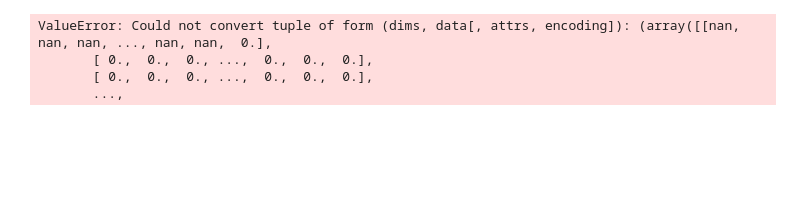
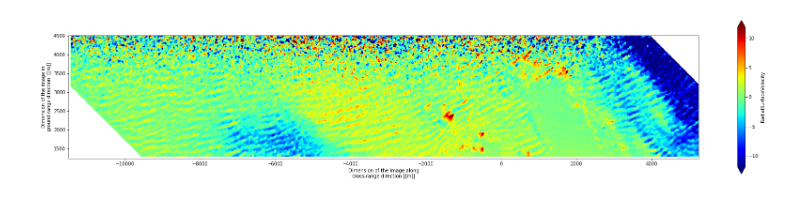
Before and after one commit to ACHMartin/seastar_project, a Jupyter notebook: seastar/OSCAR_processing_testbed_v1.ipynb, the cells around one changed output. Saved outputs shown, nothing was run; the diff lists cells and outputs as text; code cells hidden in the pictures; blank space fills up the shorter version.

Commit message:
Updates to OSCAR processing module
OSCAR L2 processing functions

```diff
--- a/seastar/OSCAR_processing_testbed_v1.ipynb
+++ b/seastar/OSCAR_processing_testbed_v1.ipynb
@@ -7,9 +7,13 @@ import scipy as sp
 from seastar.seastar.gmfs.doppler import *
 from seastar.seastar.oscar.oscar import *
 # %%
-for_file="D:\data\SEASTAR\SEASTARex\Data\Metasensing\OSCAR\Brest_Sample_June_28_2022\SAR_CPLX_20220517T093239_13.5G_VV_33_pres_1_fdc_auto.sar_INF_SAR_CPLX_20220517T093239_13.5G_VV_34_pres_1_fdc_auto.sar.nc"
-aft_file="D:\data\SEASTAR\SEASTARex\Data\Metasensing\OSCAR\Brest_Sample_June_28_2022\SAR_CPLX_20220517T093239_13.5G_VV_77_pres_1_fdc_auto.sar_INF_SAR_CPLX_20220517T093239_13.5G_VV_78_pres_1_fdc_auto.sar.nc"
-mid_file="D:\data\SEASTAR\SEASTARex\Data\Metasensing\OSCAR\Brest_Sample_June_28_2022\SAR_CPLX_20220517T093239_13.5G_VV_00_pres_1_fdc_auto.sar.nc"
-dsm = xr.open_dataset(mid_file, mask_and_scale=True)
+#for_file="D:\data\SEASTAR\SEASTARex\Data\Metasensing\OSCAR\Brest_Sample_June_28_2022\SAR_CPLX_20220517T093239_13.5G_VV_33_pres_1_fdc_auto.sar_INF_SAR_CPLX_20220517T093239_13.5G_VV_34_pres_1_fdc_auto.sar.nc"
+#aft_file="D:\data\SEASTAR\SEASTARex\Data\Metasensing\OSCAR\Brest_Sample_June_28_2022\SAR_CPLX_20220517T093239_13.5G_VV_77_pres_1_fdc_auto.sar_INF_SAR_CPLX_20220517T093239_13.5G_VV_78_pres_1_fdc_auto.sar.nc"
+for_file="D:\data\SEASTAR\SEASTARex\Data\Metasensing\OSCAR\Brest_Sample_Sept_19_2022\SAR_CPLX_20220517T093239_13.5G_VV_33_pres_1_fdc_auto.sar.sig_INF_SAR_CPLX_20220517T093239_13.5G_VV_34_pres_1_fdc_auto.sar.sig.nc"
+aft_file="D:\data\SEASTAR\SEASTARex\Data\Metasensing\OSCAR\Brest_Sample_Sept_19_2022\SAR_CPLX_20220517T093239_13.5G_VV_77_pres_1_fdc_auto.sar.sig_INF_SAR_CPLX_20220517T093239_13.5G_VV_78_pres_1_fdc_auto.sar.sig.nc"
+
+
+#mid_file="D:\data\SEASTAR\SEASTARex\Data\Metasensing\OSCAR\Brest_Sample_June_28_2022\SAR_CPLX_20220517T093239_13.5G_VV_00_pres_1_fdc_auto.sar.nc"
+#dsm = xr.open_dataset(mid_file, mask_and_scale=True)
 dsf = xr.open_dataset(for_file, mask_and_scale=True)
 dsa = xr.open_dataset(aft_file, mask_and_scale=True)
@@ -36,7 +20,19 @@ dsf.OrbitHeadingImage.attrs['units']='[degrees]'
-# %%
-compute_antenna_azimuth_direction(dsf, options='fore')
-# %% [output]
-ValueError: Could not convert tuple of form (dims, data[, attrs, encoding]): (array([[nan, nan, nan, ..., nan, nan,  0.],
-       [ 0.,  0.,  0., ...,  0.,  0.,  0.],
-       [ 0.,  0.,  0., ...,  0.,  0.,  0.],
-       ...,
+# %%
+dsa=add_central_electromagnetic_wavenumber(dsa)
+dsa=compute_SLC_Master_Slave(dsa)
+dsa=compute_multilooking_Master_Slave(dsa, window=7)
+dsa=add_antenna_baseline(dsa)
+dsa=compute_SLC_Master_Slave(dsa)
+dsa=compute_multilooking_Master_Slave(dsa, window=7)
+dsa=compute_incidence_angle(dsa)
+dsa=compute_antenna_azimuth_direction(dsa,antenna='aft')
+dsa=compute_time_lag_Master_Slave(dsa)
+compute_radial_surface_velocity(dsa)
+ax = dsa.RadialSurfaceVelocity.plot(figsize=(30, 6),
+                        y='GroundRange', x='CrossRange',
+                        robust=True,
+                        cmap='jet',
+                      ) #vmin=700, vmax=900,
+ax.axes.set_aspect('equal')
+# %% [output]
+[figure, added]
```
Also changed, not shown: parts of 11 cells of this notebook, 1 other file.
